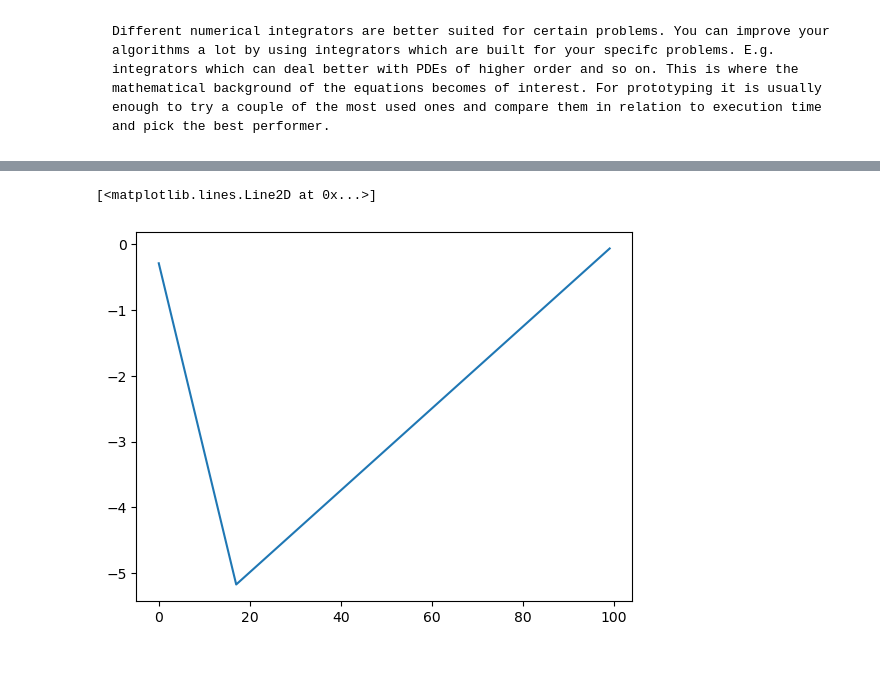
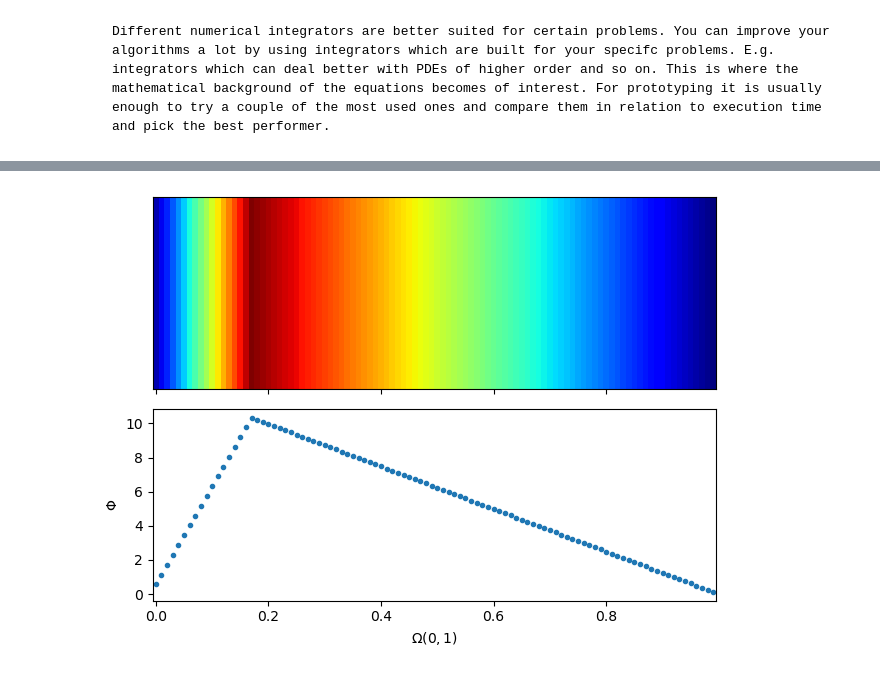
Before and after one commit to bph-tuwien/AdvNum1_Skriptum, a Jupyter notebook: AdvNum1_Book/Numerics_Intro.ipynb, the cells around one changed output, grey strips where cells are left out. Cells and saved outputs as stored; diff of their text form; code cells hidden in the pictures.

```diff
--- a/AdvNum1_Book/Numerics_Intro.ipynb
+++ b/AdvNum1_Book/Numerics_Intro.ipynb
@@ -418,18 +445,40 @@ $$
 b_{17} = - A_{17,17} \cdot x_{17}
 $$
 # %%
-n = 100   #number of unkowns
+n = 100   # Discretization points
 L = 1
-dx = 1/100
+dx = 1/n
 phi = np.zeros(n)
+phi_bc = 10     # point 17 is given, in np indexing
+bc_index = 17
+phi[bc_index] = 0     # for explanation. Initialized with zeros, so in this case not necessary
+
 A = np.eye(n,n,k=-1)*1 + np.eye(n,n)*-2 + np.eye(n,n,k=1)*1
 A = A / dx **2
+
+# Calculating b-vector/ Vector of known values
 b = np.zeros(n)
-b[17] = -10 / dx **2
-A[17,17] = 0
+b[bc_index] = 2 * phi_bc / dx **2
 
+
+A[bc_index,bc_index] = 0        # Setting A entry zero
+
+# Solving Ax=b for x
 phi = np.linalg.solve(A, b)
-plt.plot(phi)
+
+
+fig, (ax,ax2) = plt.subplots(nrows=2, sharex=True)
+x = np.arange(0, 1, dx)
+extent = [x[0]-(x[1]-x[0])/2., x[-1]+(x[1]-x[0])/2.,0,1]
+ax.imshow(phi[np.newaxis,:], cmap="jet", aspect="auto", extent=extent)
+ax.set_yticks([])
+ax.set_xlim(extent[0], extent[1])
+
+ax2.plot(x,phi, '.')
+
+plt.xlabel('$\Omega(0, 1)$')
+plt.ylabel('$\Phi$')
+plt.tight_layout()
+plt.show()
 # %% [output]
-[<matplotlib.lines.Line2D at 0x...>]
-[figure, old version]
+[figure, new version]
```
Also changed, not shown: parts of 5 cells of this notebook, 24 other files.
